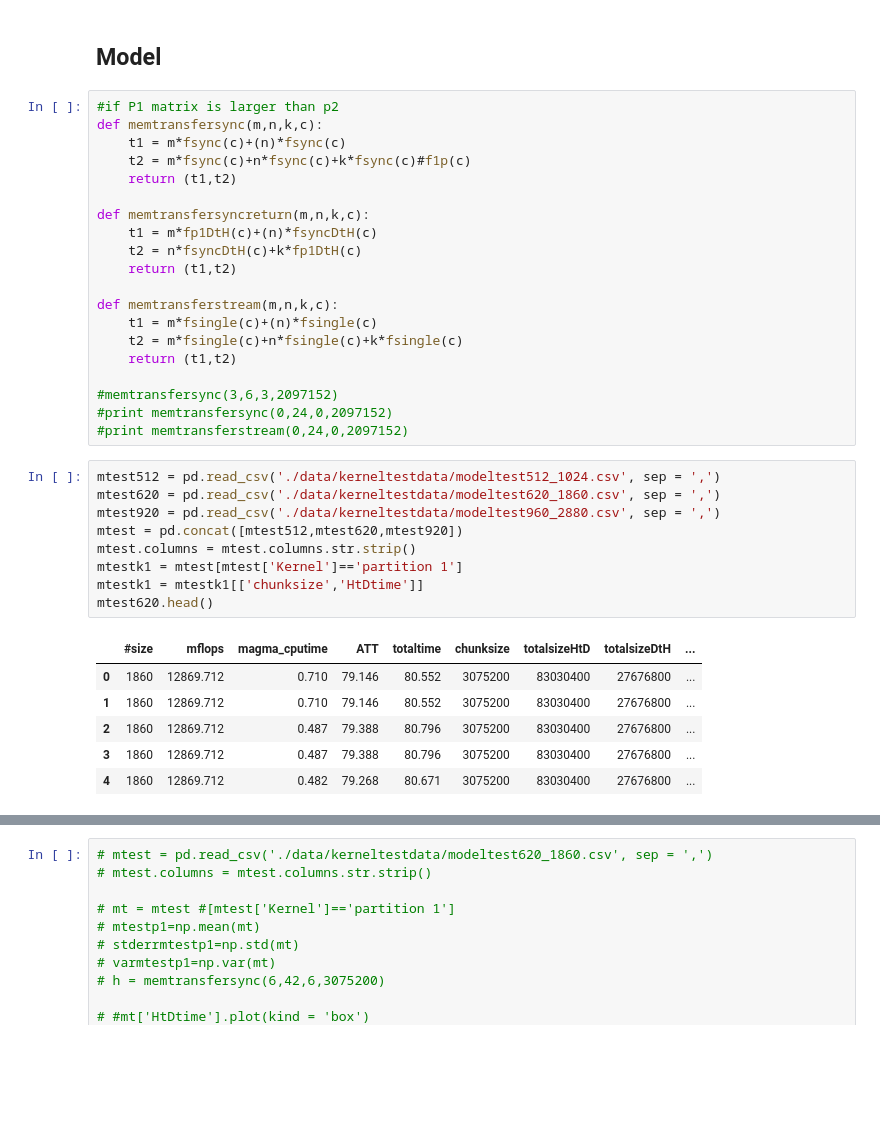
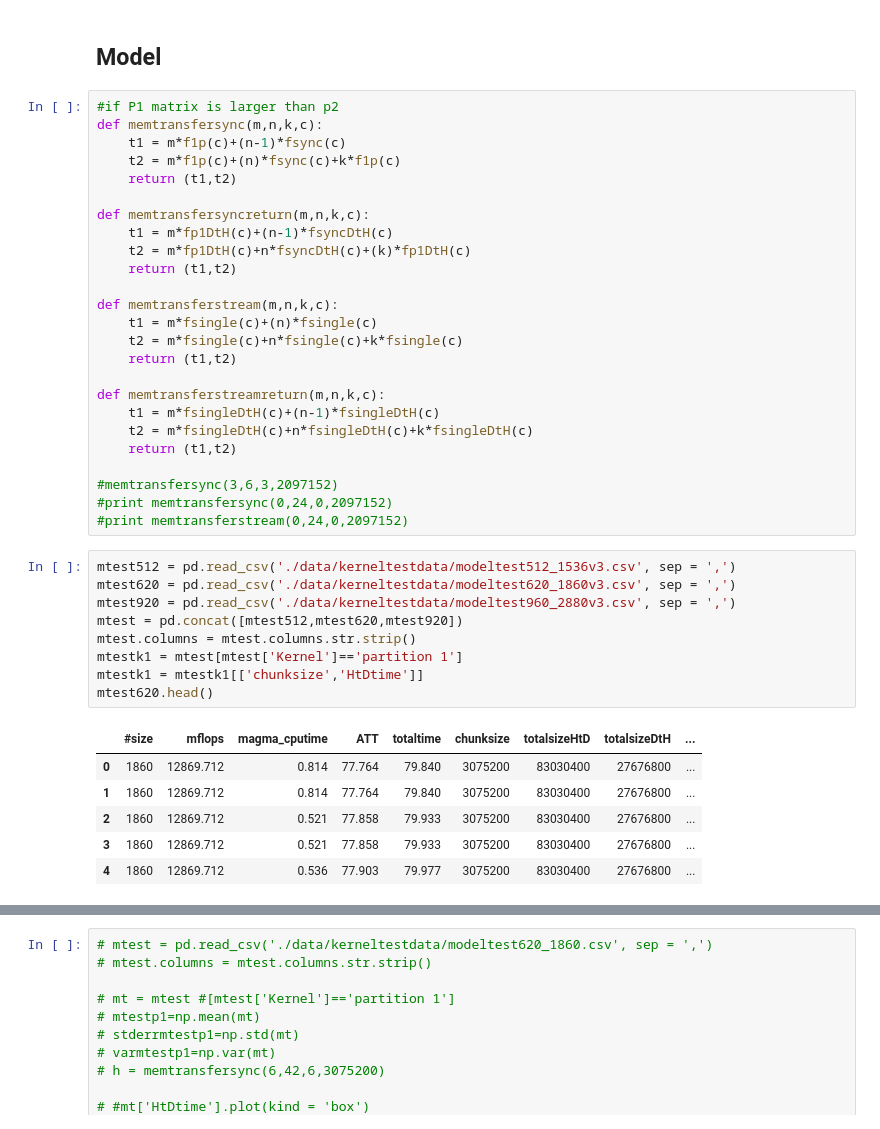
Before and after one commit to Erikun/bandwidthpartition, a Jupyter notebook: chunkedwithkernels.ipynb, the cells around one changed output, grey strips where cells are left out. Saved outputs shown, nothing was run; the diff lists cells and outputs as text; blank space fills up the shorter version.

```diff
--- a/chunkedwithkernels.ipynb
+++ b/chunkedwithkernels.ipynb
@@ -245,13 +245,13 @@ Model
 # %%
 #if P1 matrix is larger than p2
 def memtransfersync(m,n,k,c):
-    t1 = m*fsync(c)+(n)*fsync(c)
-    t2 = m*fsync(c)+n*fsync(c)+k*fsync(c)#f1p(c)
+    t1 = m*f1p(c)+(n-1)*fsync(c)
+    t2 = m*f1p(c)+(n)*fsync(c)+k*f1p(c)
     return (t1,t2)
 
 def memtransfersyncreturn(m,n,k,c):
-    t1 = m*fp1DtH(c)+(n)*fsyncDtH(c)
-    t2 = n*fsyncDtH(c)+k*fp1DtH(c)
+    t1 = m*fp1DtH(c)+(n-1)*fsyncDtH(c)
+    t2 = m*fp1DtH(c)+n*fsyncDtH(c)+(k)*fp1DtH(c)
     return (t1,t2)
 
 def memtransferstream(m,n,k,c):
@@ -259,22 +259,27 @@ def memtransferstream(m,n,k,c):
     t2 = m*fsingle(c)+n*fsingle(c)+k*fsingle(c)
     return (t1,t2)
 
+def memtransferstreamreturn(m,n,k,c):
+    t1 = m*fsingleDtH(c)+(n-1)*fsingleDtH(c)
+    t2 = m*fsingleDtH(c)+n*fsingleDtH(c)+k*fsingleDtH(c)
+    return (t1,t2)
+
 #memtransfersync(3,6,3,2097152)
 #print memtransfersync(0,24,0,2097152)
 #print memtransferstream(0,24,0,2097152)
 # %%
-mtest512 = pd.read_csv('./data/kerneltestdata/modeltest512_1024.csv', sep = ',')
-mtest620 = pd.read_csv('./data/kerneltestdata/modeltest620_1860.csv', sep = ',')
-mtest920 = pd.read_csv('./data/kerneltestdata/modeltest960_2880.csv', sep = ',')
+mtest512 = pd.read_csv('./data/kerneltestdata/modeltest512_1536v3.csv', sep = ',')
+mtest620 = pd.read_csv('./data/kerneltestdata/modeltest620_1860v3.csv', sep = ',')
+mtest920 = pd.read_csv('./data/kerneltestdata/modeltest960_2880v3.csv', sep = ',')
 mtest = pd.concat([mtest512,mtest620,mtest920])
 mtest.columns = mtest.columns.str.strip()
 mtestk1 = mtest[mtest['Kernel']=='partition 1']
 mtestk1 = mtestk1[['chunksize','HtDtime']]
 mtest620.head()
 # %% [output]
 |  | #size | mflops | magma_cputime | ATT | totaltime | chunksize | totalsizeHtD | totalsizeDtH | ... |
-| 0 | 1860 | 12869.712 | 0.710 | 79.146 | 80.552 | 3075200 | 83030400 | 27676800 | ... |
-| 1 | 1860 | 12869.712 | 0.710 | 79.146 | 80.552 | 3075200 | 83030400 | 27676800 | ... |
-| 2 | 1860 | 12869.712 | 0.487 | 79.388 | 80.796 | 3075200 | 83030400 | 27676800 | ... |
-| 3 | 1860 | 12869.712 | 0.487 | 79.388 | 80.796 | 3075200 | 83030400 | 27676800 | ... |
-| 4 | 1860 | 12869.712 | 0.482 | 79.268 | 80.671 | 3075200 | 83030400 | 27676800 | ... |
+| 0 | 1860 | 12869.712 | 0.814 | 77.764 | 79.840 | 3075200 | 83030400 | 27676800 | ... |
+| 1 | 1860 | 12869.712 | 0.814 | 77.764 | 79.840 | 3075200 | 83030400 | 27676800 | ... |
+| 2 | 1860 | 12869.712 | 0.521 | 77.858 | 79.933 | 3075200 | 83030400 | 27676800 | ... |
+| 3 | 1860 | 12869.712 | 0.521 | 77.858 | 79.933 | 3075200 | 83030400 | 27676800 | ... |
+| 4 | 1860 | 12869.712 | 0.536 | 77.903 | 79.977 | 3075200 | 83030400 | 27676800 | ... |
```
Also changed, not shown: parts of 12 cells of this notebook, 49 other files.
